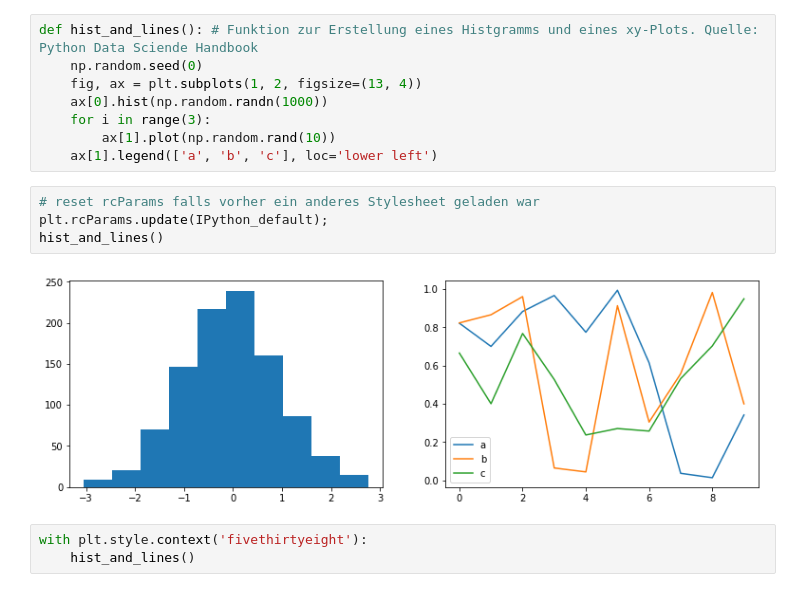
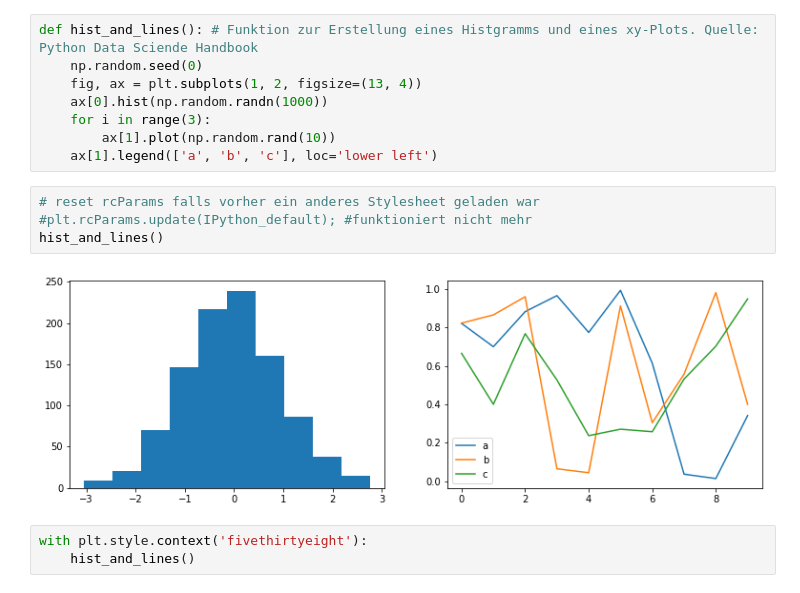
Before and after one commit to StefanMack/Matplotlib, a Jupyter notebook: matplotlibOop.ipynb, the cells around one changed output. Cells and saved outputs as stored; diff of their text form.

```diff
--- a/matplotlibOop.ipynb
+++ b/matplotlibOop.ipynb
@@ -317,10 +317,10 @@ def hist_and_lines(): # Funktion zur Erstellung eines Histgramms und eines xy-Pl
     ax[1].legend(['a', 'b', 'c'], loc='lower left')
 # %%
 # reset rcParams falls vorher ein anderes Stylesheet geladen war
-plt.rcParams.update(IPython_default);
+#plt.rcParams.update(IPython_default); #funktioniert nicht mehr
 hist_and_lines()
 # %% [output]
-[figure, old version]
+[figure, new version]
 # %%
 with plt.style.context('fivethirtyeight'):
     hist_and_lines()
```
Also changed, not shown: parts of 17 cells of this notebook, 1 other file.
